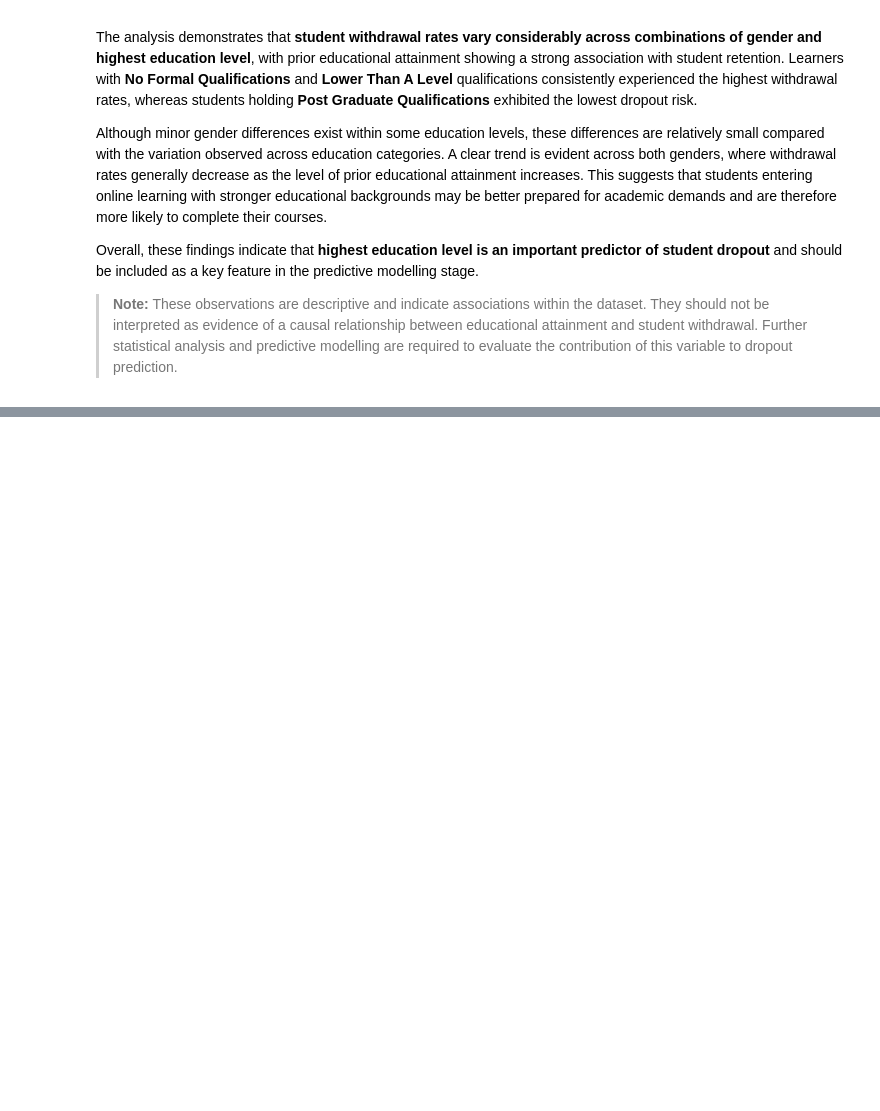
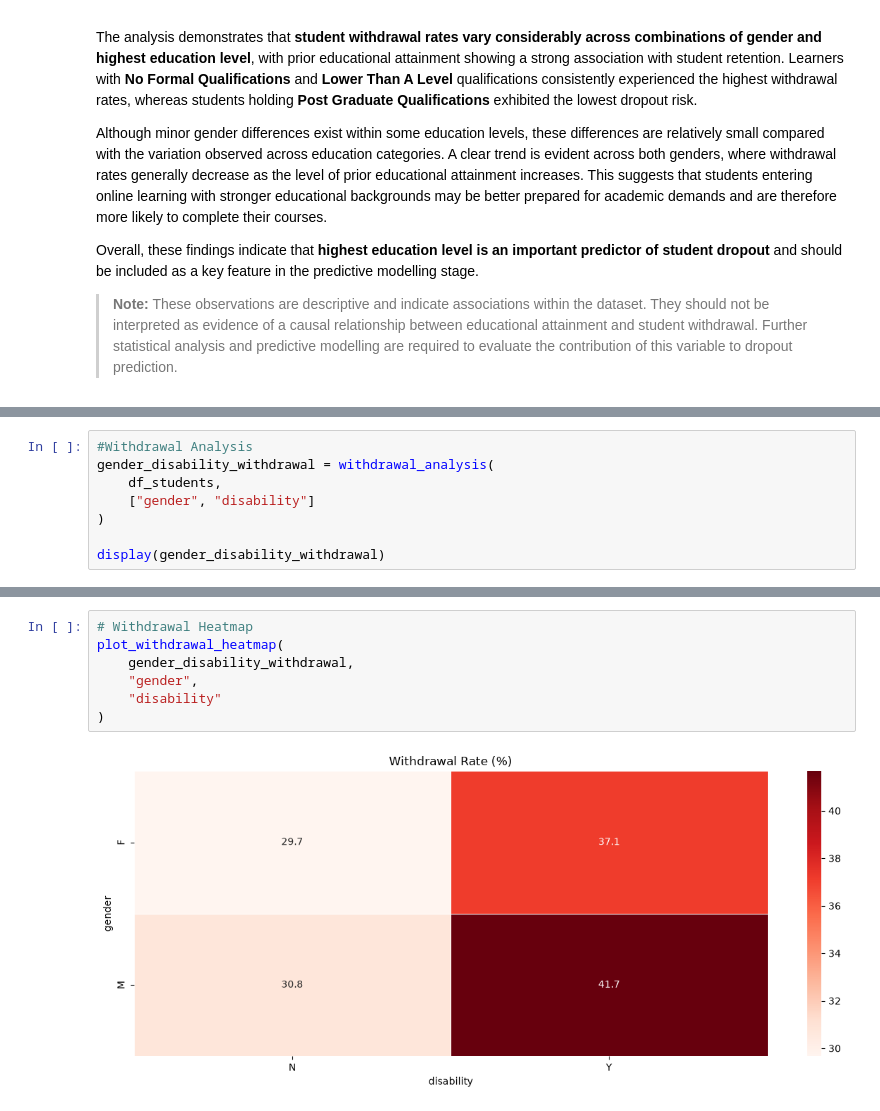
Before and after one commit to adityamd/iiith-capstone-project, a Jupyter notebook: Kiran/Student_Dropout_EDA_v1.ipynb, the cells around one changed output, grey strips where cells are left out. Saved outputs shown, nothing was run; the diff lists cells and outputs as text; blank space fills up the shorter version.

```diff
--- a/Kiran/Student_Dropout_EDA_v1.ipynb
+++ b/Kiran/Student_Dropout_EDA_v1.ipynb
@@ -3126,0 +3344,8 @@ Overall, these findings indicate that **highest education level is an important
+# %%
+#Withdrawal Analysis
+gender_disability_withdrawal = withdrawal_analysis(
+    df_students,
+    ["gender", "disability"]
+)
+
+display(gender_disability_withdrawal)
@@ -3126,0 +3358,9 @@ Overall, these findings indicate that **highest education level is an important
+# %%
+# Withdrawal Heatmap
+plot_withdrawal_heatmap(
+    gender_disability_withdrawal,
+    "gender",
+    "disability"
+)
+# %% [output]
+[figure, added]
```
Also changed, not shown: parts of 30 cells of this notebook.
